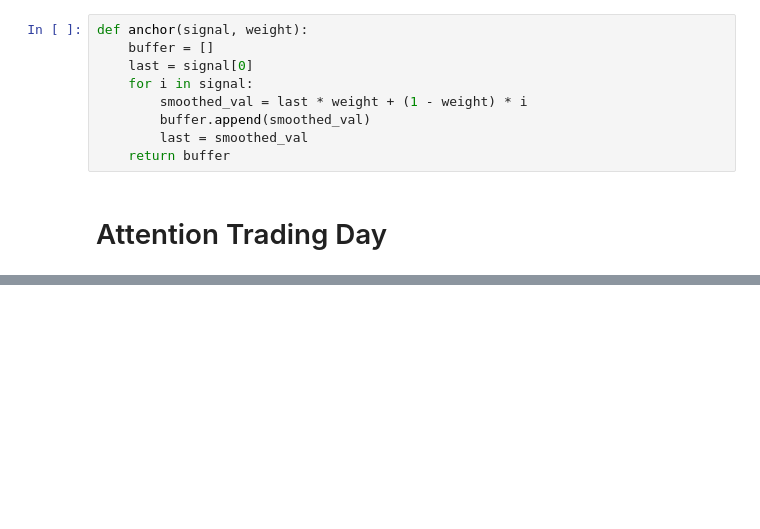
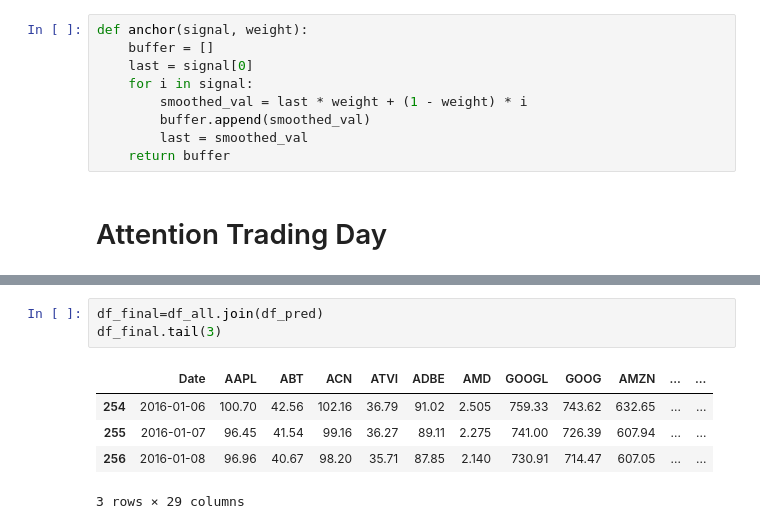
Before and after one commit to Geoffroyclms/Time-Series, a Jupyter notebook: 1.lstmVgeof2.ipynb, the cells around one changed output, grey strips where cells are left out. Saved outputs shown, nothing was run; the diff lists cells and outputs as text; blank space fills up the shorter version.

```diff
--- a/1.lstmVgeof2.ipynb
+++ b/1.lstmVgeof2.ipynb
@@ -418,0 +234,9 @@ excel2.to_csv('lstm_16_17_'+s+'.csv')
+# %%
+df_final=df_all.join(df_pred)
+df_final.tail(3)
+# %% [output]
+|  | Date | AAPL | ABT | ACN | ATVI | ADBE | AMD | GOOGL | GOOG | AMZN | ... | ... |
+| 254 | 2016-01-06 | 100.70 | 42.56 | 102.16 | 36.79 | 91.02 | 2.505 | 759.33 | 743.62 | 632.65 | ... | ... |
+| 255 | 2016-01-07 | 96.45 | 41.54 | 99.16 | 36.27 | 89.11 | 2.275 | 741.00 | 726.39 | 607.94 | ... | ... |
+| 256 | 2016-01-08 | 96.96 | 40.67 | 98.20 | 35.71 | 87.85 | 2.140 | 730.91 | 714.47 | 607.05 | ... | ... |
+3 rows × 29 columns
```
Also changed, not shown: parts of 34 cells of this notebook, 3 other files.
